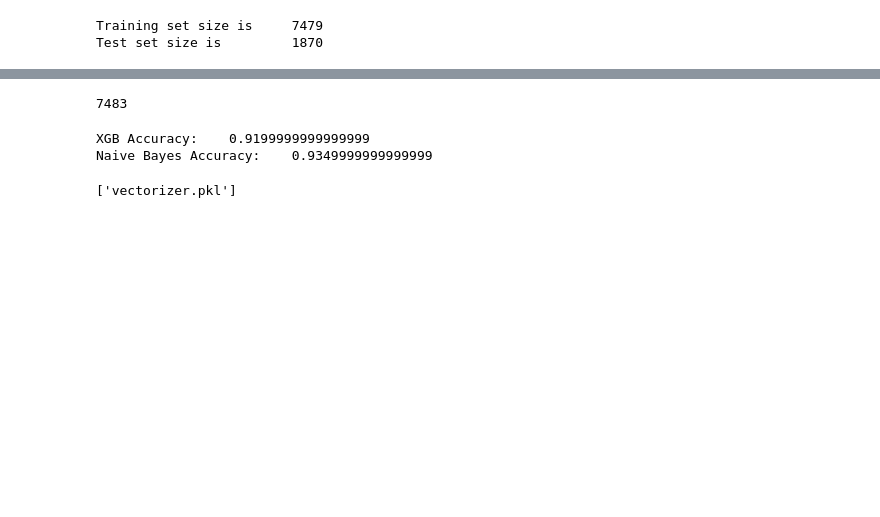
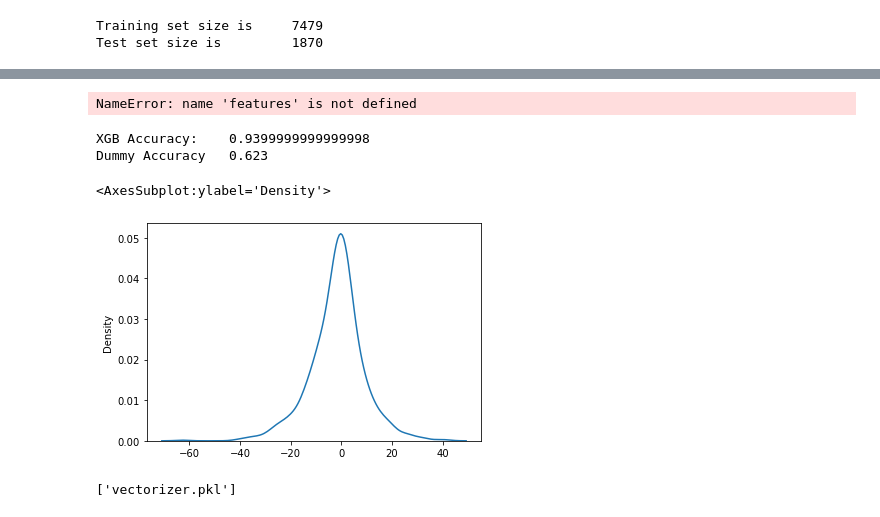
Before and after one commit to nikitaroz/SpamClassifier, a Jupyter notebook: classifier/SpamClassification.ipynb, the cells around one changed output, grey strips where cells are left out. Drawn from its saved outputs; the diff is of its cells as text; code cells hidden in the pictures; blank space fills up the shorter version.

```diff
--- a/classifier/SpamClassification.ipynb
+++ b/classifier/SpamClassification.ipynb
@@ -149,0 +115,13 @@ OperationalError: near "coefficient": syntax error
+# %%
+import xgboost as xgb
+from sklearn.model_selection import GridSearchCV
+
+parameters = {
+    "lambda": (0.0, 0.1, 1.0, 5.0),
+    "alpha": (0.0, 0.1, 1.0, 5.0),
+}
+xgb_clf = xgb.XGBClassifier(booster="gblinear")
+clf = GridSearchCV(xgb_clf, parameters)
+clf.fit(features, labels)
+# %% [output]
+NameError: name 'features' is not defined
@@ -151,16 +142,13 @@ OperationalError: near "coefficient": syntax error
 import numpy as np
 
 from sklearn.model_selection import cross_val_score
+from sklearn.dummy import DummyClassifier
 
-xgb_train_accuracy = np.mean(cross_val_score(xgb_clf, test, y_train[:400], cv=5))
-naive_train_accuracy = np.mean(cross_val_score(naive_clf, test, y_train[:400], cv=5))
+dummy_clf = DummyClassifier().fit(test, y_train[:1000])
+dummy_train_accuracy = np.mean(cross_val_score(dummy_clf, test, y_train[:1000], cv=5))
+xgb_train_accuracy = np.mean(cross_val_score(xgb_clf, test, y_train[:1000], cv=5))
+print("XGB Accuracy:\t", xgb_train_accuracy)
+print("Dummy Accuracy\t", dummy_train_accuracy)
+# %% [output]
+XGB Accuracy:    0.9399999999999998
+Dummy Accuracy   0.623
-# %%
-len(train_files)
-# %% [output]
-7483
-# %%
-print("XGB Accuracy:\t", xgb_train_accuracy)
-print("Naive Bayes Accuracy:\t", naive_train_accuracy)
-# %% [output]
-XGB Accuracy:    0.9199999999999999
-Naive Bayes Accuracy:    0.9349999999999999
@@ -167,3 +157,8 @@ Naive Bayes Accuracy:    0.9349999999999999
+# %%
+sns.kdeplot(xgb_clf.coef_)
+# %% [output]
+<AxesSubplot:ylabel='Density'>
+[figure, added]
 # %%
 import joblib
 
```
Also changed, not shown: parts of 15 cells of this notebook, 5 other files.
